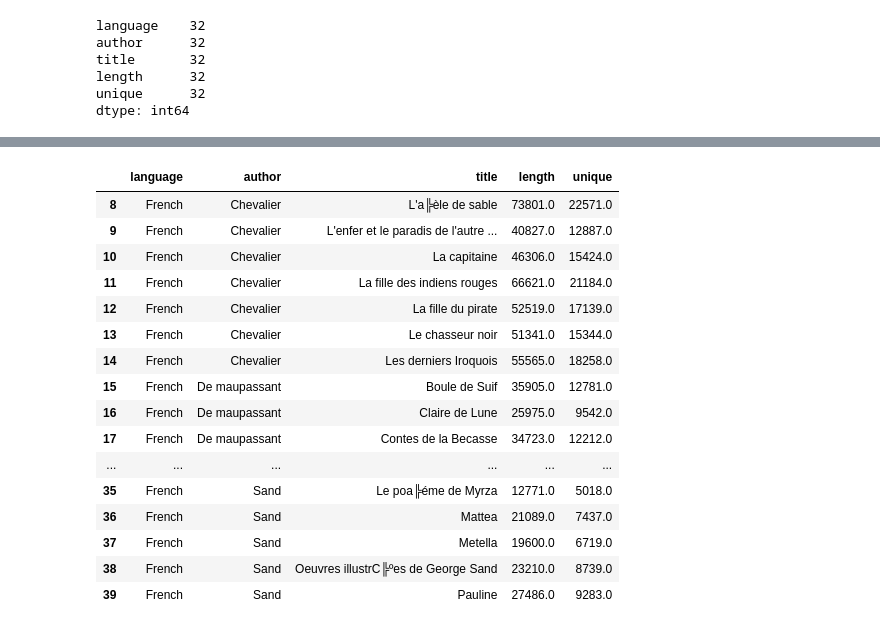
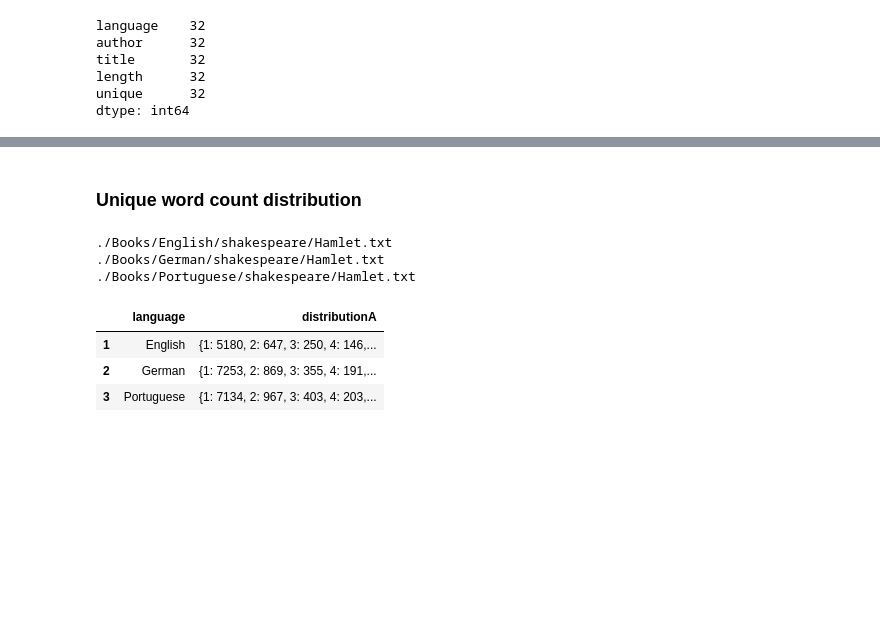
Before and after one commit to akell47/Python, a Jupyter notebook: Language/LanguageProcessing.ipynb, the cells around one changed output, grey strips where cells are left out. Drawn from its saved outputs; the diff is of its cells as text; code cells hidden in the pictures; blank space fills up the shorter version.

```diff
--- a/Language/LanguageProcessing.ipynb
+++ b/Language/LanguageProcessing.ipynb
@@ -358,21 +356,3 @@ plt.show()
 [figure]
-# %%
-stats[stats.language == "French"]
-# %% [output]
-|  | language | author | title | length | unique |
-| 8 | French | Chevalier | L'a╠èle de sable | 73801.0 | 22571.0 |
-| 9 | French | Chevalier | L'enfer et le paradis de l'autre ... | 40827.0 | 12887.0 |
-| 10 | French | Chevalier | La capitaine | 46306.0 | 15424.0 |
-| 11 | French | Chevalier | La fille des indiens rouges | 66621.0 | 21184.0 |
-| 12 | French | Chevalier | La fille du pirate | 52519.0 | 17139.0 |
-| 13 | French | Chevalier | Le chasseur noir | 51341.0 | 15344.0 |
-| 14 | French | Chevalier | Les derniers Iroquois | 55565.0 | 18258.0 |
-| 15 | French | De maupassant | Boule de Suif | 35905.0 | 12781.0 |
-| 16 | French | De maupassant | Claire de Lune | 25975.0 | 9542.0 |
-| 17 | French | De maupassant | Contes de la Becasse | 34723.0 | 12212.0 |
-| ... | ... | ... | ... | ... | ... |
-| 35 | French | Sand | Le poa╠éme de Myrza | 12771.0 | 5018.0 |
-| 36 | French | Sand | Mattea | 21089.0 | 7437.0 |
-| 37 | French | Sand | Metella | 19600.0 | 6719.0 |
-| 38 | French | Sand | Oeuvres illustrC╠ºes de George Sand | 23210.0 | 8739.0 |
-| 39 | French | Sand | Pauline | 27486.0 | 9283.0 |
+# %% [markdown]
+### Unique word count distribution
@@ -378,0 +421,25 @@ stats[stats.language == "French"]
+# %%
+hamlets = pd.DataFrame(columns = ("language", "distributionA"))
+book_dir = "./Books"
+os.listdir(book_dir)
+title_num = 1
+for language in os.listdir(book_dir):
+    for author in os.listdir(book_dir + "/" + language):
+        for title in os.listdir(book_dir + "/" + language + "/" + author):
+            #print (title)
+            if title == "Hamlet.txt":
+                inputfile = book_dir + "/" + language + "/" + author + "/" + title
+                print (inputfile)
+                text = read_book(inputfile)
+                distributionA = word_count_distribution(text)
+                hamlets.loc[title_num] = language, distributionA
+                title_num += 1
+hamlets
+# %% [output]
+./Books/English/shakespeare/Hamlet.txt
+./Books/German/shakespeare/Hamlet.txt
+./Books/Portuguese/shakespeare/Hamlet.txt
+|  | language | distributionA |
+| 1 | English | {1: 5180, 2: 647, 3: 250, 4: 146,... |
+| 2 | German | {1: 7253, 2: 869, 3: 355, 4: 191,... |
+| 3 | Portuguese | {1: 7134, 2: 967, 3: 403, 4: 203,... |
```
Also changed, not shown: parts of 17 cells of this notebook, 32 other files.
